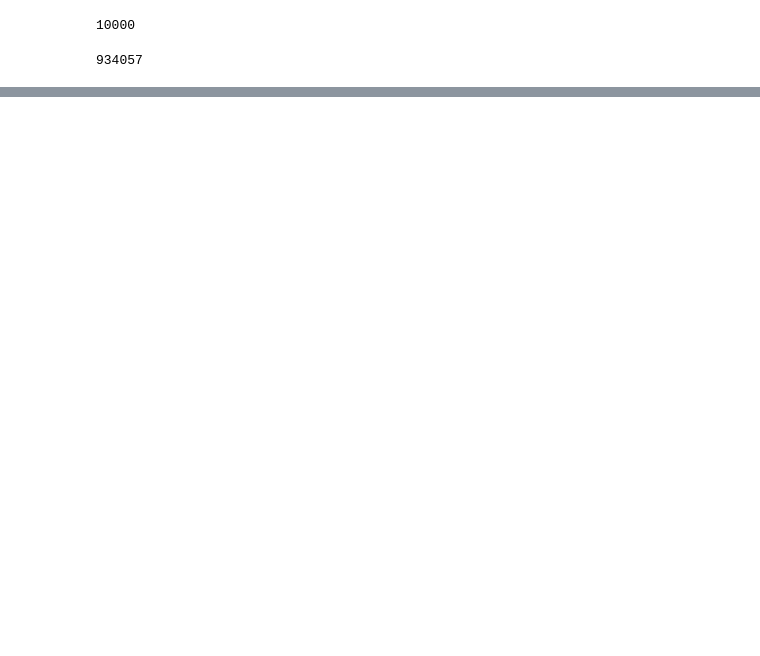
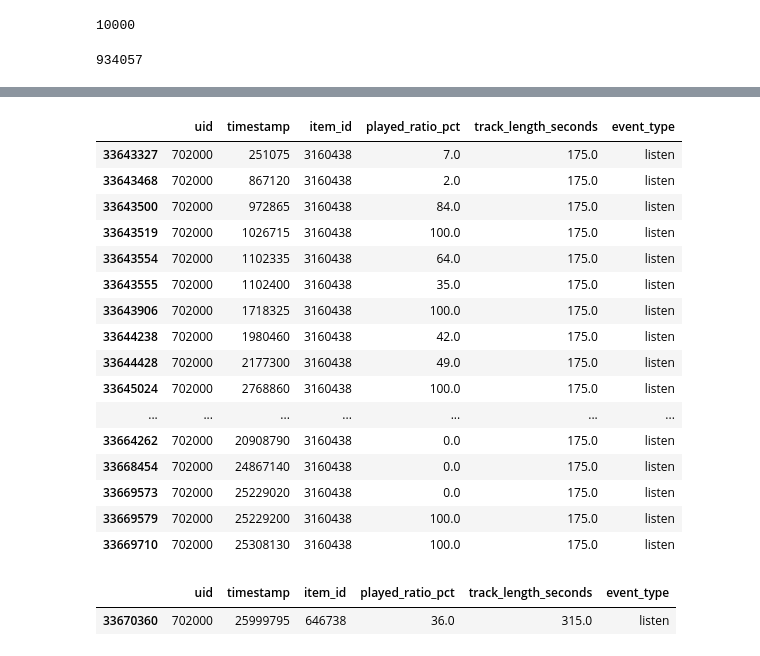
Before and after one commit to layvvs/hse-ai-year-project-2025, a Jupyter notebook: checkpoint-5-bogdan-egor/bogdan/data_processing.ipynb, the cells around one changed output, grey strips where cells are left out. Saved outputs shown, nothing was run; the diff lists cells and outputs as text; code cells hidden in the pictures; blank space fills up the shorter version.

```diff
--- a/checkpoint-5-bogdan-egor/bogdan/data_processing.ipynb
+++ b/checkpoint-5-bogdan-egor/bogdan/data_processing.ipynb
@@ -43,0 +133,25 @@ df['item_id'].unique().count()
+# %%
+uid_702000[uid_702000['item_id'] == 3160438].sort_values(by='timestamp')
+# %% [output]
+|  | uid | timestamp | item_id | played_ratio_pct | track_length_seconds | event_type |
+| 33643327 | 702000 | 251075 | 3160438 | 7.0 | 175.0 | listen |
+| 33643468 | 702000 | 867120 | 3160438 | 2.0 | 175.0 | listen |
+| 33643500 | 702000 | 972865 | 3160438 | 84.0 | 175.0 | listen |
+| 33643519 | 702000 | 1026715 | 3160438 | 100.0 | 175.0 | listen |
+| 33643554 | 702000 | 1102335 | 3160438 | 64.0 | 175.0 | listen |
+| 33643555 | 702000 | 1102400 | 3160438 | 35.0 | 175.0 | listen |
+| 33643906 | 702000 | 1718325 | 3160438 | 100.0 | 175.0 | listen |
+| 33644238 | 702000 | 1980460 | 3160438 | 42.0 | 175.0 | listen |
+| 33644428 | 702000 | 2177300 | 3160438 | 49.0 | 175.0 | listen |
+| 33645024 | 702000 | 2768860 | 3160438 | 100.0 | 175.0 | listen |
+| ... | ... | ... | ... | ... | ... | ... |
+| 33664262 | 702000 | 20908790 | 3160438 | 0.0 | 175.0 | listen |
+| 33668454 | 702000 | 24867140 | 3160438 | 0.0 | 175.0 | listen |
+| 33669573 | 702000 | 25229020 | 3160438 | 0.0 | 175.0 | listen |
+| 33669579 | 702000 | 25229200 | 3160438 | 100.0 | 175.0 | listen |
+| 33669710 | 702000 | 25308130 | 3160438 | 100.0 | 175.0 | listen |
+# %%
+uid_702000[uid_702000['item_id'] == 646738].sort_values(by='timestamp')
+# %% [output]
+|  | uid | timestamp | item_id | played_ratio_pct | track_length_seconds | event_type |
+| 33670360 | 702000 | 25999795 | 646738 | 36.0 | 315.0 | listen |
```
Also changed, not shown: parts of 25 cells of this notebook, 1 other file.
